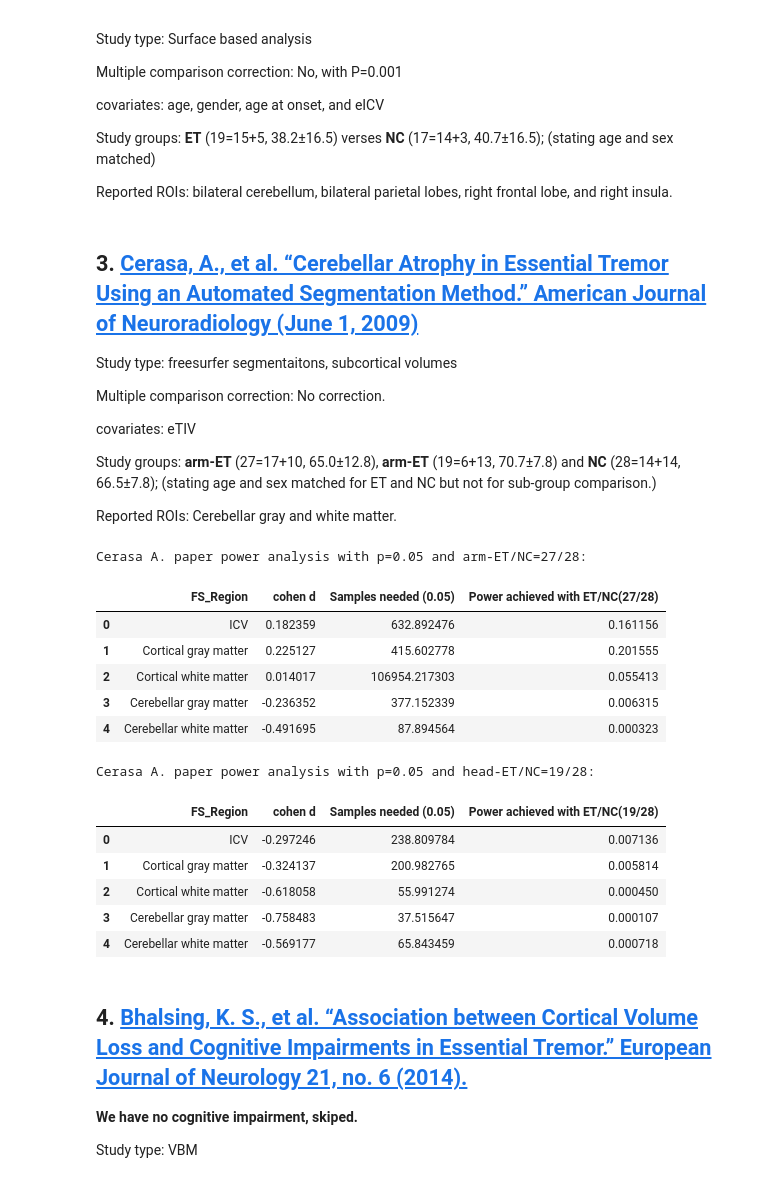
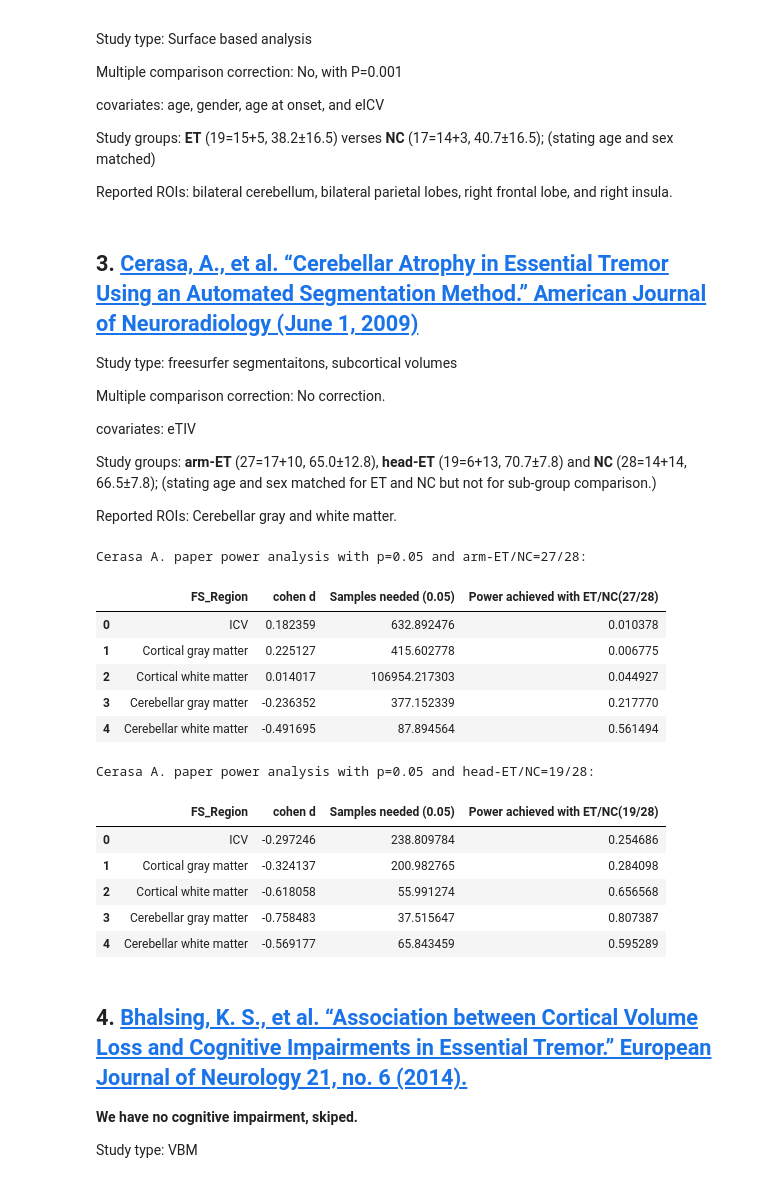
Before and after one commit to Vincent-wq/Replicability-of-PD-ICA, a Jupyter notebook: codes/devel/cerebellum_confounder/0_power_analysis.ipynb, the cells around one changed output. Cells and saved outputs as stored; diff of their text form; code cells hidden in the pictures.

```diff
--- a/codes/devel/cerebellum_confounder/0_power_analysis.ipynb
+++ b/codes/devel/cerebellum_confounder/0_power_analysis.ipynb
@@ -177,7 +184,7 @@ Multiple comparison correction: No correction.
 
 covariates: eTIV
 
-Study groups: **arm-ET** (27=17+10, 65.0±12.8), **arm-ET** (19=6+13, 70.7±7.8) and **NC** (28=14+14, 66.5±7.8); (stating age and sex matched for ET and NC but not for sub-group comparison.)
+Study groups: **arm-ET** (27=17+10, 65.0±12.8), **head-ET** (19=6+13, 70.7±7.8) and **NC** (28=14+14, 66.5±7.8); (stating age and sex matched for ET and NC but not for sub-group comparison.)
 
 Reported ROIs: Cerebellar gray and white matter.
 # %%
@@ -192,47 +199,47 @@ p3_s_head_et = [119.7, 30.5, 41.1, 7.1, 3.3];
 p3_m_nc = [1411.9, 404.1, 384.6, 91.9, 25.7];
 p3_s_nc = [122.6, 32.6, 41.9, 8.2, 4.2];
 
 p3_g_arm_cohend=[]; p3_g_head_cohend=[]
 for i in range(len(p3_roi)):
     p3_g_arm_cohend.append(cohend_from_sts(p3_n_arm_et,p3_m_arm_et[i],p3_s_arm_et[i],
                                            p3_n_nc,p3_m_nc[i],p3_s_nc[i]));
     p3_g_head_cohend.append(cohend_from_sts(p3_n_head_et,p3_m_head_et[i],p3_s_head_et[i],
                                             p3_n_nc,p3_m_nc[i],p3_s_nc[i]));
 
 p3_g_arm_samples_needed = [power.tt_ind_solve_power(effect_size=x, alpha=p, power=power_expected) for x in p3_g_arm_cohend];
-p3_g_arm_power_achieved = [power.tt_ind_solve_power(effect_size=x, nobs1=p3_n_arm_et, alpha=p, ratio=p3_n_arm_et/p3_n_nc, alternative='larger') for x in p3_g_arm_cohend];
+p3_g_arm_power_achieved = [power.tt_ind_solve_power(effect_size=x, nobs1=p3_n_arm_et, alpha=p, ratio=p3_n_nc/p3_n_arm_et, alternative='smaller') for x in p3_g_arm_cohend];
 
 p3_g_head_samples_needed = [power.tt_ind_solve_power(effect_size=x, alpha=p, power=power_expected) for x in p3_g_head_cohend];
-p3_g_head_power_achieved = [power.tt_ind_solve_power(effect_size=x, nobs1=p3_n_head_et, alpha=p, ratio=p3_n_head_et/p3_n_nc, alternative='larger') for x in p3_g_head_cohend];
+p3_g_head_power_achieved = [power.tt_ind_solve_power(effect_size=x, nobs1=p3_n_head_et, alpha=p, ratio=p3_n_nc/p3_n_head_et, alternative='smaller') for x in p3_g_head_cohend];
 
 p3_g_arm_res={"FS_Region":p3_roi,"cohen d":p3_g_arm_cohend,"Samples needed ("+str(p)+")":p3_g_arm_samples_needed,
               "Power achieved with ET/NC("+str(p3_n_arm_et)+"/"+str(p3_n_nc)+")":p3_g_arm_power_achieved}
 p3_g_arm_df=pd.DataFrame(p3_g_arm_res)
 print("Cerasa A. paper power analysis with p=0.05 and arm-ET/NC=27/28:\n")
 display(p3_g_arm_df)
 print('\n')
 
 p3_g_head_res={"FS_Region":p3_roi,"cohen d":p3_g_head_cohend,"Samples needed ("+str(p)+")":p3_g_head_samples_needed,
               "Power achieved with ET/NC("+str(p3_n_head_et)+"/"+str(p3_n_nc)+")":p3_g_head_power_achieved}
 p3_g_head_df=pd.DataFrame(p3_g_head_res)
 print("Cerasa A. paper power analysis with p=0.05 and head-ET/NC=19/28:\n")
 display(p3_g_head_df)
 # none of the results shows enough power.
 # %% [output]
 Cerasa A. paper power analysis with p=0.05 and arm-ET/NC=27/28:
 |  | FS_Region | cohen d | Samples needed (0.05) | Power achieved with ET/NC(27/28) |
-| 0 | ICV | 0.182359 | 632.892476 | 0.161156 |
-| 1 | Cortical gray matter | 0.225127 | 415.602778 | 0.201555 |
-| 2 | Cortical white matter | 0.014017 | 106954.217303 | 0.055413 |
-| 3 | Cerebellar gray matter | -0.236352 | 377.152339 | 0.006315 |
-| 4 | Cerebellar white matter | -0.491695 | 87.894564 | 0.000323 |
+| 0 | ICV | 0.182359 | 632.892476 | 0.010378 |
+| 1 | Cortical gray matter | 0.225127 | 415.602778 | 0.006775 |
+| 2 | Cortical white matter | 0.014017 | 106954.217303 | 0.044927 |
+| 3 | Cerebellar gray matter | -0.236352 | 377.152339 | 0.217770 |
+| 4 | Cerebellar white matter | -0.491695 | 87.894564 | 0.561494 |
 Cerasa A. paper power analysis with p=0.05 and head-ET/NC=19/28:
 |  | FS_Region | cohen d | Samples needed (0.05) | Power achieved with ET/NC(19/28) |
-| 0 | ICV | -0.297246 | 238.809784 | 0.007136 |
-| 1 | Cortical gray matter | -0.324137 | 200.982765 | 0.005814 |
-| 2 | Cortical white matter | -0.618058 | 55.991274 | 0.000450 |
-| 3 | Cerebellar gray matter | -0.758483 | 37.515647 | 0.000107 |
-| 4 | Cerebellar white matter | -0.569177 | 65.843459 | 0.000718 |
+| 0 | ICV | -0.297246 | 238.809784 | 0.254686 |
+| 1 | Cortical gray matter | -0.324137 | 200.982765 | 0.284098 |
+| 2 | Cortical white matter | -0.618058 | 55.991274 | 0.656568 |
+| 3 | Cerebellar gray matter | -0.758483 | 37.515647 | 0.807387 |
+| 4 | Cerebellar white matter | -0.569177 | 65.843459 | 0.595289 |
 # %% [markdown]
 ## 4. [Bhalsing, K. S., et al. “Association between Cortical Volume Loss and Cognitive Impairments in Essential Tremor.” European Journal of Neurology 21, no. 6 (2014).](https://onlinelibrary.wiley.com/doi/abs/10.1111/ene.12399)
 
```
Also changed, not shown: parts of 5 cells of this notebook.
